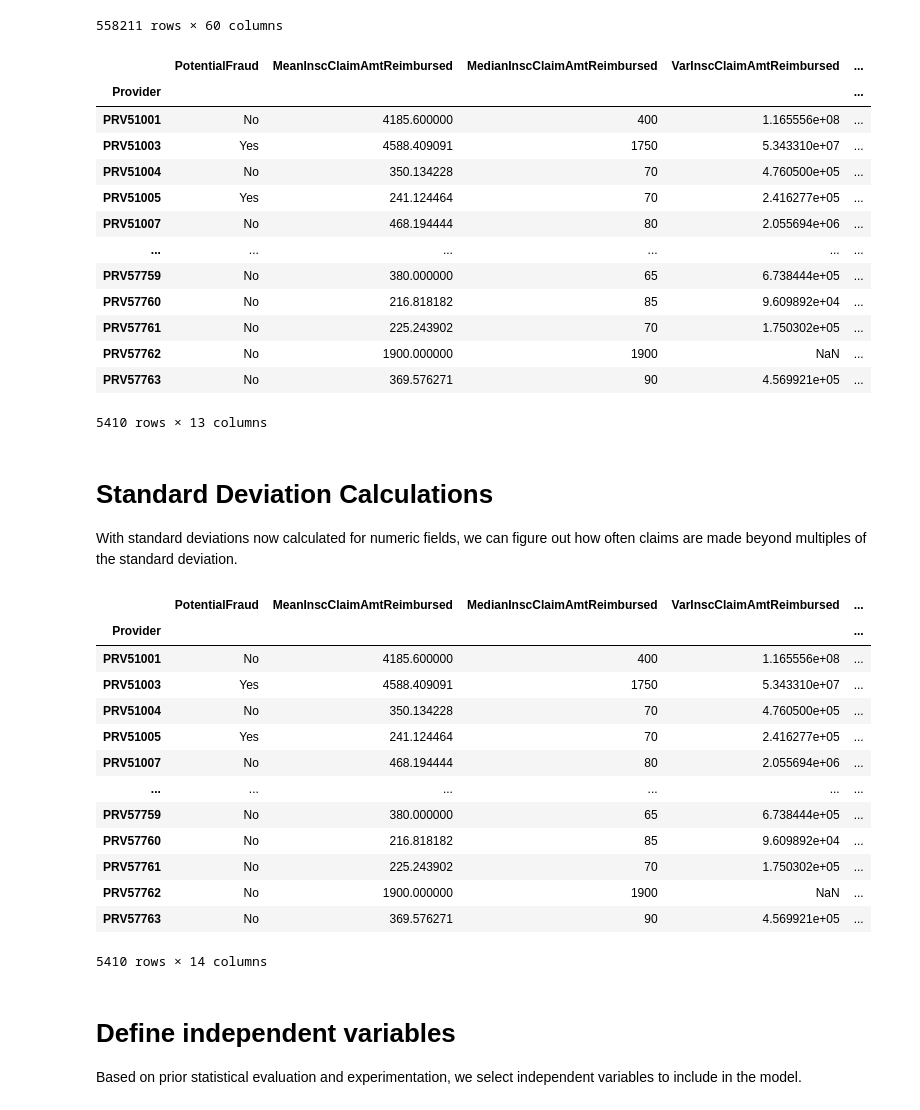
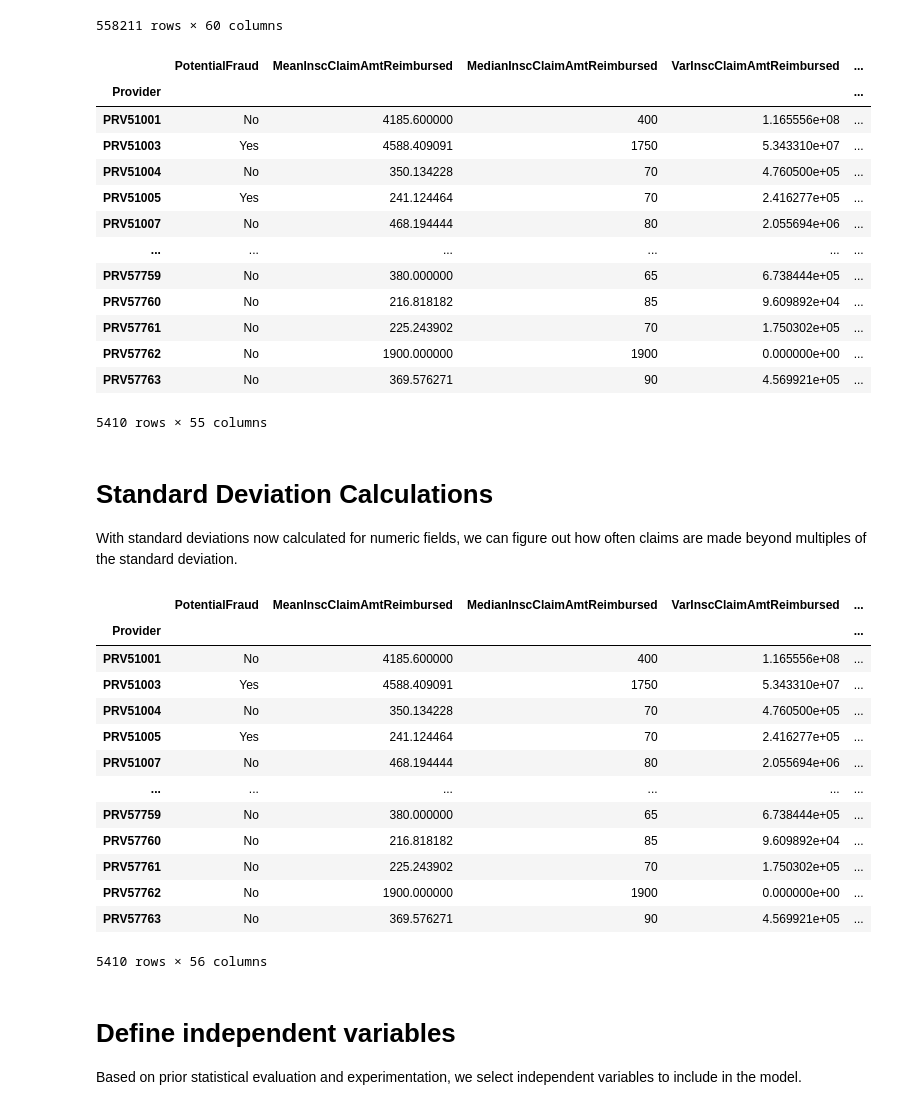
Before and after one commit to supernaut11/data602-final-project, a Jupyter notebook: src/model_fraud_mdehn.ipynb, the cells around one changed output. Saved outputs shown, nothing was run; the diff lists cells and outputs as text; code cells hidden in the pictures.

```diff
--- a/src/model_fraud_mdehn.ipynb
+++ b/src/model_fraud_mdehn.ipynb
@@ -116,9 +116,9 @@ It's probably too early to throw data out, so instead give these fields a friend
 train_claims['In/Out'] = train_claims['In/Out'].apply(lambda x: 1 if x == 'In' else 0)
 
 # The next few transforms require checks using pandas.isnull() to prevent errors for empty cells
-train_claims['AttendingPhysician'] = train_claims['AttendingPhysician'].apply(lambda ap: ap.split('PHY')[-1] if not pandas.isnull(ap) else ap)
-train_claims['OperatingPhysician'] = train_claims['OperatingPhysician'].apply(lambda op: op.split('PHY')[-1] if not pandas.isnull(op) else op)
-train_claims['OtherPhysician'] = train_claims['OtherPhysician'].apply(lambda op: op.split('PHY')[-1] if not pandas.isnull(op) else op)
+train_claims['AttendingPhysician'] = train_claims['AttendingPhysician'].apply(lambda ap: ap.split('PHY')[-1] if not pd.isnull(ap) else ap)
+train_claims['OperatingPhysician'] = train_claims['OperatingPhysician'].apply(lambda op: op.split('PHY')[-1] if not pd.isnull(op) else op)
+train_claims['OtherPhysician'] = train_claims['OtherPhysician'].apply(lambda op: op.split('PHY')[-1] if not pd.isnull(op) else op)
 
 train_claims
 # %% [output]
@@ -153,10 +153,10 @@ diagnosis_code_cols = [f'ClmDiagnosisCode_{x+1}' for x in range(10)]
 # Strip ASCII characters from all of the claim diagnosis codes.
 import string
 for col in diagnosis_code_cols:
-    train_claims[col] = train_claims[col].apply(lambda c: c.strip(string.ascii_letters) if not pandas.isnull(c) else c)
+    train_claims[col] = train_claims[col].apply(lambda c: c.strip(string.ascii_letters) if not pd.isnull(c) else c)
 
 # Sanity check that all of the claim codes are now integers
-assert sum([len([x for x in train_claims[col] if not pandas.isnull(x) and not str(x).isdigit()]) for col in diagnosis_code_cols]) == 0
+assert sum([len([x for x in train_claims[col] if not pd.isnull(x) and not str(x).isdigit()]) for col in diagnosis_code_cols]) == 0
 
 train_claims
 # %% [output]
@@ -180,7 +180,7 @@ Some of the deductible information has NaN. For now, set these values to 0.
 
 > TODO: Is setting to 0 the right approach?
 # %%
-train_claims['DeductibleAmtPaid'] = train_claims['DeductibleAmtPaid'].apply(lambda amt: 0 if pandas.isnull(amt) else amt)
+train_claims['DeductibleAmtPaid'] = train_claims['DeductibleAmtPaid'].apply(lambda amt: 0 if pd.isnull(amt) else amt)
 
 train_claims
 # %% [output]
@@ -213,17 +213,17 @@ Features we can derive in the inpatient and outpatient datasets
 from datetime import timedelta
 
 # Calculate the age of the patient at the time their claim was initiated
-train_claims['PatientAge'] = (pandas.to_datetime(train_claims['ClaimStartDt'], format='%Y-%m-%d') - pandas.to_datetime(train_claims['DOB'], format='%Y-%m-%d'))/timedelta(days=365)
+train_claims['PatientAge'] = (pd.to_datetime(train_claims['ClaimStartDt'], format='%Y-%m-%d') - pd.to_datetime(train_claims['DOB'], format='%Y-%m-%d'))/timedelta(days=365)
 
 # Calculate the duration of the patient's stay
-train_claims['PatientStayDur'] = (pandas.to_datetime(train_claims['DischargeDt'], format='%Y-%m-%d') - pandas.to_datetime(train_claims['AdmissionDt'], format='%Y-%m-%d'))/timedelta(days=1)
-train_claims['PatientStayDur'] = train_claims['PatientStayDur'].apply(lambda amt: 0 if pandas.isnull(amt) else amt)
+train_claims['PatientStayDur'] = (pd.to_datetime(train_claims['DischargeDt'], format='%Y-%m-%d') - pd.to_datetime(train_claims['AdmissionDt'], format='%Y-%m-%d'))/timedelta(days=1)
+train_claims['PatientStayDur'] = train_claims['PatientStayDur'].apply(lambda amt: 0 if pd.isnull(amt) else amt)
 
 # Calculate the duration of the claim
-train_claims['ClaimDur'] = (pandas.to_datetime(train_claims['ClaimEndDt'], format='%Y-%m-%d') - pandas.to_datetime(train_claims['ClaimStartDt'], format='%Y-%m-%d') + timedelta(days=1))/timedelta(days=1)
-train_claims['ClaimDur'] = train_claims['ClaimDur'].apply(lambda amt: 0 if pandas.isnull(amt) else amt)
+train_claims['ClaimDur'] = (pd.to_datetime(train_claims['ClaimEndDt'], format='%Y-%m-%d') - pd.to_datetime(train_claims['ClaimStartDt'], format='%Y-%m-%d') + timedelta(days=1))/timedelta(days=1)
+train_claims['ClaimDur'] = train_claims['ClaimDur'].apply(lambda amt: 0 if pd.isnull(amt) else amt)
 
-train_claims['PatientDead'] = train_claims['DOD'].apply(lambda dod: 0 if pandas.isnull(dod) else 1)
+train_claims['PatientDead'] = train_claims['DOD'].apply(lambda dod: 0 if pd.isnull(dod) else 1)
 # %% [markdown]
 # Merging claim data with potential fraud indicators
 
@@ -268,42 +268,46 @@ def stat_analysis(groupby_obj, cols):
                           f'Min{c}',
                           f'Max{c}']
 
-    return pandas.DataFrame(data=zip(*new_cols), index=new_cols[0].index, columns=new_col_names)
+    return pd.DataFrame(data=zip(*new_cols), index=new_cols[0].index, columns=new_col_names)
 
 # Group the data we've collected by provider so it can be analyzed with the stat_analysis function
 train_total_gb = train_total.groupby(['Provider'])
 
 # Calculate aggregated statistics on the selected columns
-agg_frame = stat_analysis(train_total_gb, ['InscClaimAmtReimbursed', 'DeductibleAmtPaid'])
+agg_frame = stat_analysis(train_total_gb, ['InscClaimAmtReimbursed', 'DeductibleAmtPaid', 'PatientAge', 'Gender', 'Race', 'State', 'County', 'PatientStayDur', 'ClaimDur'])
 
 # Join the aggregated stats frame with the fraud flag data
 agg_frame = train_providers.merge(agg_frame, how='left', on='Provider')
 
 # Set the index to the provider ID and drop the data from the Provider column
 agg_frame = agg_frame.set_index(agg_frame['Provider'])
 agg_frame = agg_frame.drop('Provider', axis=1)
 agg_frame
 
-# TODO: Do this better/more generically
+
 # Clean up variances that are NaN
-agg_frame['StdInscClaimAmtReimbursed'] = agg_frame['StdInscClaimAmtReimbursed'].apply(lambda v: v if not pandas.isnull(v) else 0)
-agg_frame['StdDeductibleAmtPaid'] = agg_frame['StdDeductibleAmtPaid'].apply(lambda v: v if not pandas.isnull(v) else 0)
+agg_frame['VarInscClaimAmtReimbursed'] = agg_frame['VarInscClaimAmtReimbursed'].apply(lambda v: v if not pd.isnull(v) else 0)
+agg_frame['VarDeductibleAmtPaid'] = agg_frame['VarDeductibleAmtPaid'].apply(lambda v: v if not pd.isnull(v) else 0)
+
+# Clean up variances that are NaN
+agg_frame['StdInscClaimAmtReimbursed'] = agg_frame['StdInscClaimAmtReimbursed'].apply(lambda v: v if not pd.isnull(v) else 0)
+agg_frame['StdDeductibleAmtPaid'] = agg_frame['StdDeductibleAmtPaid'].apply(lambda v: v if not pd.isnull(v) else 0)
 agg_frame
 # %% [output]
 |  | PotentialFraud | MeanInscClaimAmtReimbursed | MedianInscClaimAmtReimbursed | VarInscClaimAmtReimbursed | ... |
 | Provider |  |  |  |  | ... |
 | PRV51001 | No | 4185.600000 | 400 | 1.165556e+08 | ... |
 | PRV51003 | Yes | 4588.409091 | 1750 | 5.343310e+07 | ... |
 | PRV51004 | No | 350.134228 | 70 | 4.760500e+05 | ... |
 | PRV51005 | Yes | 241.124464 | 70 | 2.416277e+05 | ... |
 | PRV51007 | No | 468.194444 | 80 | 2.055694e+06 | ... |
 | ... | ... | ... | ... | ... | ... |
 | PRV57759 | No | 380.000000 | 65 | 6.738444e+05 | ... |
 | PRV57760 | No | 216.818182 | 85 | 9.609892e+04 | ... |
 | PRV57761 | No | 225.243902 | 70 | 1.750302e+05 | ... |
-| PRV57762 | No | 1900.000000 | 1900 | NaN | ... |
+| PRV57762 | No | 1900.000000 | 1900 | 0.000000e+00 | ... |
 | PRV57763 | No | 369.576271 | 90 | 4.569921e+05 | ... |
-5410 rows × 13 columns
+5410 rows × 55 columns
 # %% [markdown]
 # Standard Deviation Calculations
 
@@ -331,7 +335,7 @@ def std_dev_analysis(group_by_obj, group_by_index_name, col_name, num_deviations
         result_dict[group_by_index_name].append(key)
         result_dict[dev_result_col].append(outliers)
 
-    return pandas.DataFrame(data=result_dict)
+    return pd.DataFrame(data=result_dict)
 
 result_frame = std_dev_analysis(train_total_gb, 'Provider', 'InscClaimAmtReimbursed', 1)
 agg_frame = agg_frame.merge(result_frame, how='left', on='Provider')
@@ -352,9 +356,9 @@ agg_frame
 | PRV57759 | No | 380.000000 | 65 | 6.738444e+05 | ... |
 | PRV57760 | No | 216.818182 | 85 | 9.609892e+04 | ... |
 | PRV57761 | No | 225.243902 | 70 | 1.750302e+05 | ... |
-| PRV57762 | No | 1900.000000 | 1900 | NaN | ... |
+| PRV57762 | No | 1900.000000 | 1900 | 0.000000e+00 | ... |
 | PRV57763 | No | 369.576271 | 90 | 4.569921e+05 | ... |
-5410 rows × 14 columns
+5410 rows × 56 columns
 # %% [markdown]
 # Define independent variables
 
```
Also changed, not shown: parts of 5 cells of this notebook.
